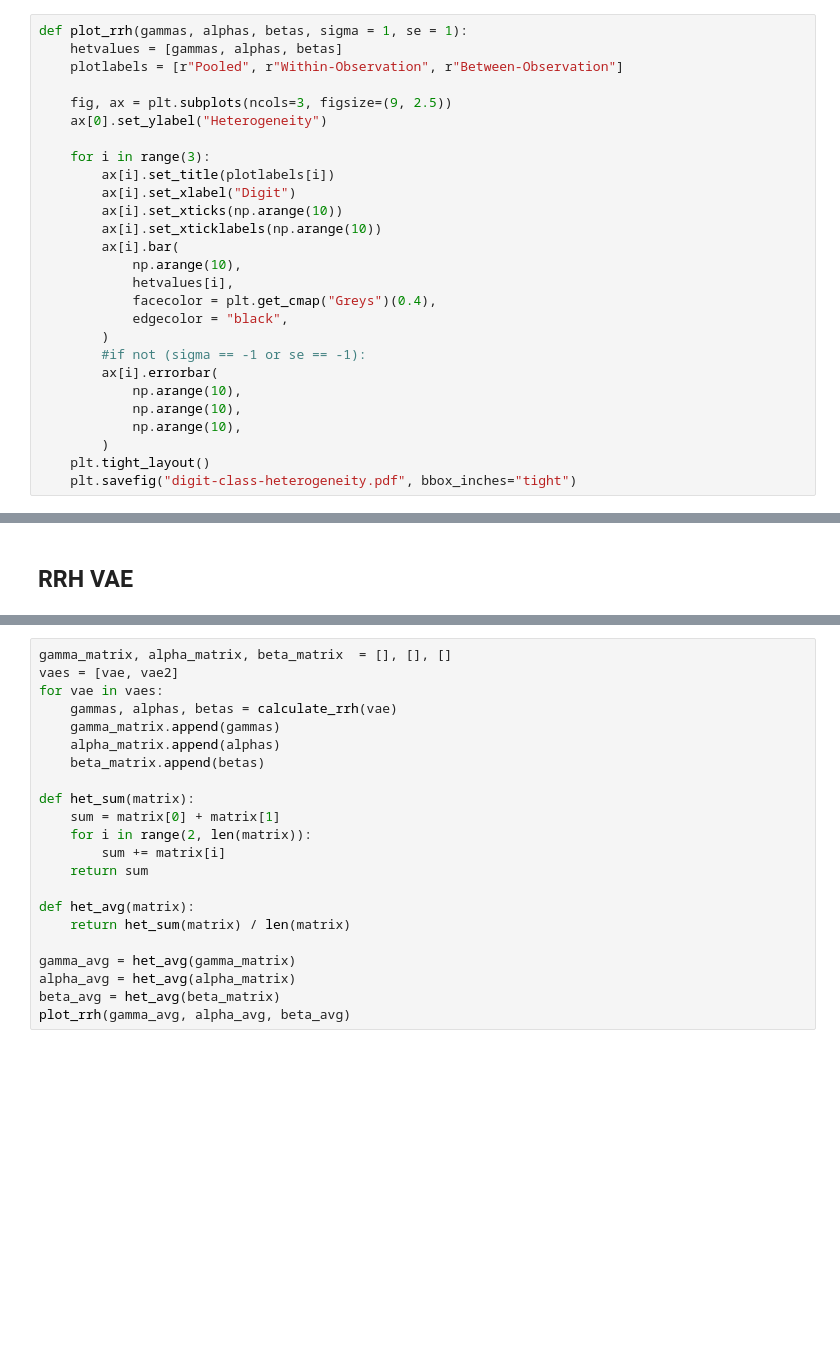
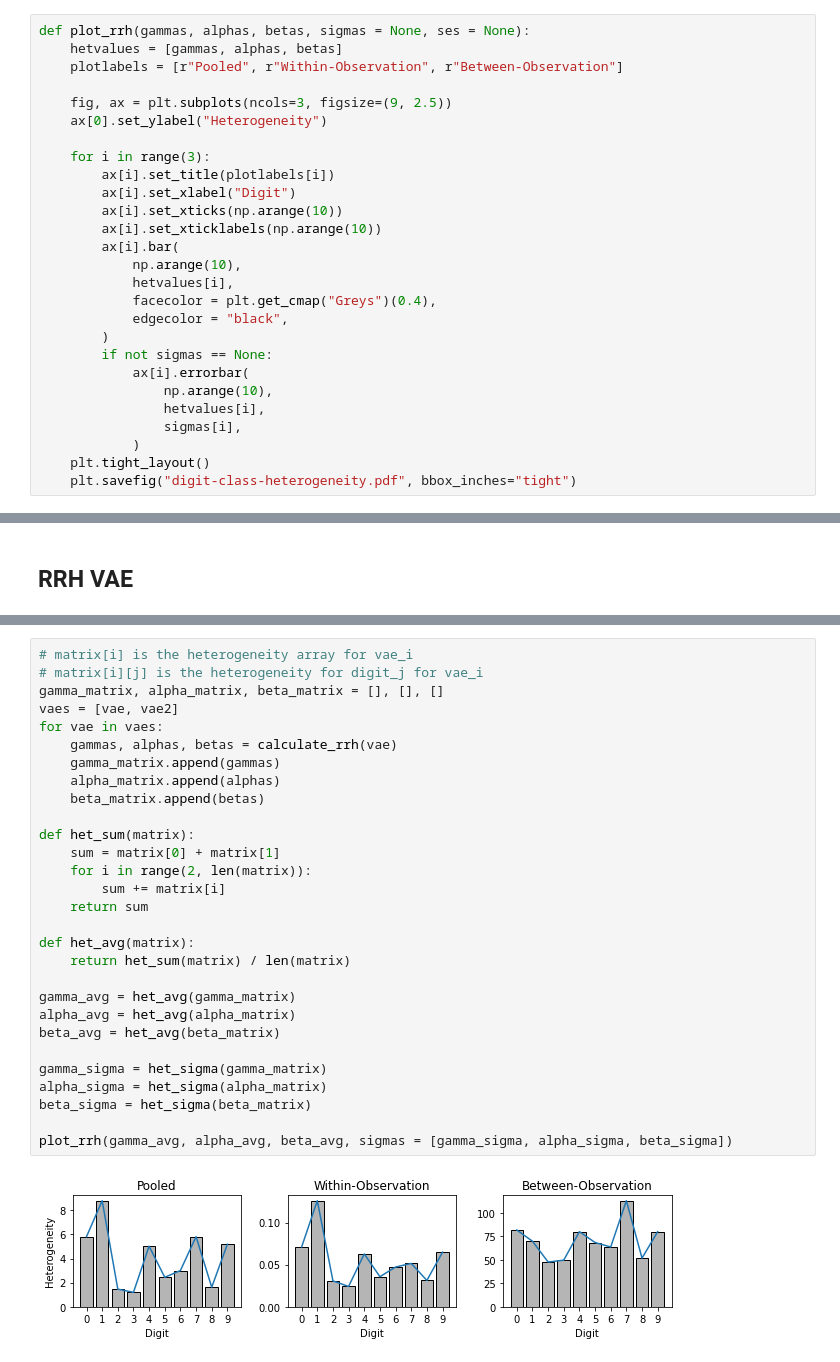
Before and after one commit to harvey2phase/rrh-MNIST, a Jupyter notebook: RRH_MNIST.ipynb, the cells around one changed output, grey strips where cells are left out. Cells and saved outputs as stored; diff of their text form; blank space fills up the shorter version.

```diff
--- a/RRH_MNIST.ipynb
+++ b/RRH_MNIST.ipynb
@@ -321,7 +321,7 @@ def calculate_rrh(vae):
         betas.append(beta)
     return np.array(gammas), np.array(alphas), np.array(betas)
 # %%
-def plot_rrh(gammas, alphas, betas, sigma = 1, se = 1):
+def plot_rrh(gammas, alphas, betas, sigmas = None, ses = None):
     hetvalues = [gammas, alphas, betas]
     plotlabels = [r"Pooled", r"Within-Observation", r"Between-Observation"]
 
@@ -339,12 +339,12 @@ def plot_rrh(gammas, alphas, betas, sigma = 1, se = 1):
             facecolor = plt.get_cmap("Greys")(0.4),
             edgecolor = "black",
         )
-        #if not (sigma == -1 or se == -1):
-        ax[i].errorbar(
-            np.arange(10),
-            np.arange(10),
-            np.arange(10),
-        )
+        if not sigmas == None:
+            ax[i].errorbar(
+                np.arange(10),
+                hetvalues[i],
+                sigmas[i],
+            )
     plt.tight_layout()
     plt.savefig("digit-class-heterogeneity.pdf", bbox_inches="tight")
 # %% [markdown]
@@ -413,23 +421,32 @@ plot_rrh((gammas + gammas2) / 2, (alphas + alphas2) / 2, (betas + betas2) / 2)
 # %%
-gamma_matrix, alpha_matrix, beta_matrix  = [], [], []
+# matrix[i] is the heterogeneity array for vae_i
+# matrix[i][j] is the heterogeneity for digit_j for vae_i
+gamma_matrix, alpha_matrix, beta_matrix = [], [], []
 vaes = [vae, vae2]
 for vae in vaes:
     gammas, alphas, betas = calculate_rrh(vae)
     gamma_matrix.append(gammas)
     alpha_matrix.append(alphas)
     beta_matrix.append(betas)
 
 def het_sum(matrix):
     sum = matrix[0] + matrix[1]
     for i in range(2, len(matrix)):
         sum += matrix[i]
     return sum
 
 def het_avg(matrix):
     return het_sum(matrix) / len(matrix)
 
 gamma_avg = het_avg(gamma_matrix)
 alpha_avg = het_avg(alpha_matrix)
 beta_avg = het_avg(beta_matrix)
-plot_rrh(gamma_avg, alpha_avg, beta_avg)
+
+gamma_sigma = het_sigma(gamma_matrix)
+alpha_sigma = het_sigma(alpha_matrix)
+beta_sigma = het_sigma(beta_matrix)
+
+plot_rrh(gamma_avg, alpha_avg, beta_avg, sigmas = [gamma_sigma, alpha_sigma, beta_sigma])
+# %% [output]
+[figure, added]
 # %%
```
Also changed, not shown: parts of 6 cells of this notebook.
